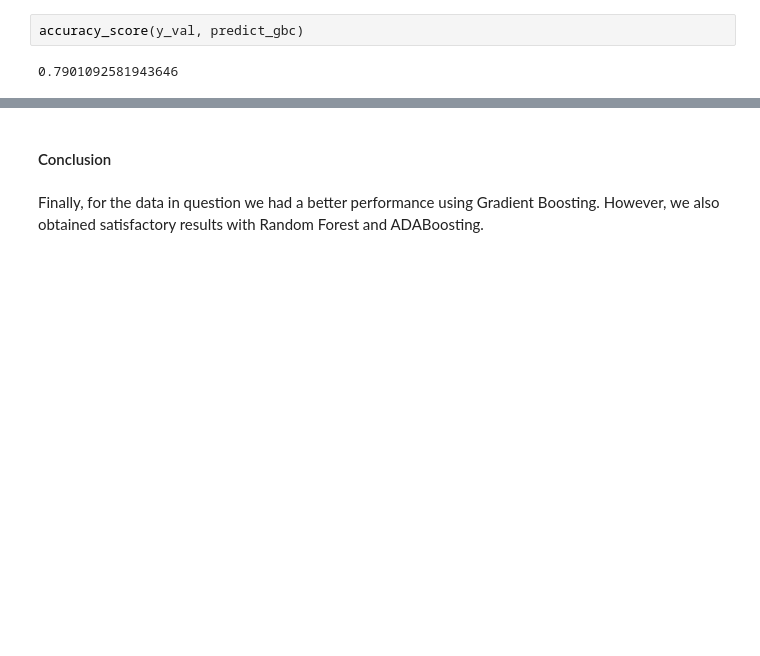
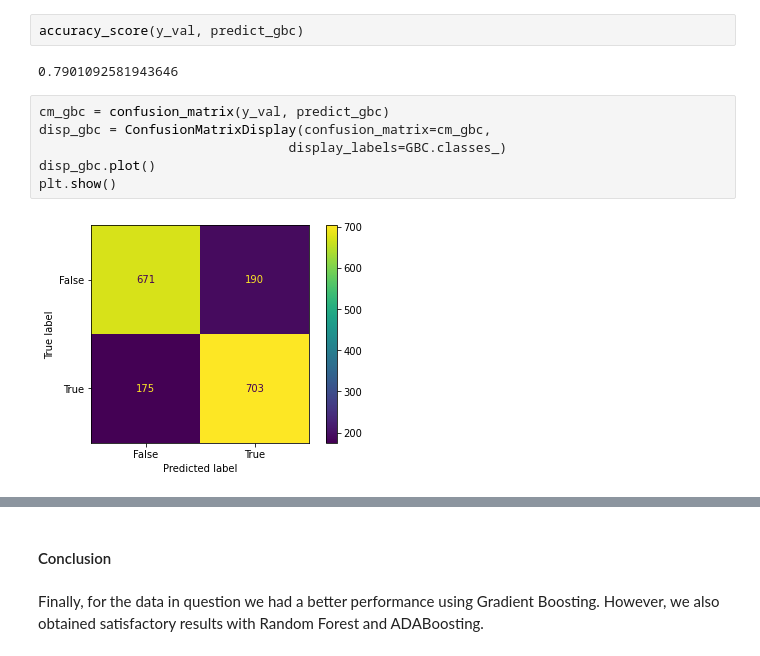
Before and after one commit to Thrakrien/Kaggle, a Jupyter notebook: spaceship-titanic-ensemble-classifiers.ipynb, the cells around one changed output, grey strips where cells are left out. Drawn from its saved outputs; the diff is of its cells as text; blank space fills up the shorter version.

```diff
--- a/spaceship-titanic-ensemble-classifiers.ipynb
+++ b/spaceship-titanic-ensemble-classifiers.ipynb
@@ -160,3 +202,11 @@ predict_gbc = GBC.predict(X_val)
 accuracy_score(y_val, predict_gbc)
 # %% [output]
 0.7901092581943646
+# %%
+cm_gbc = confusion_matrix(y_val, predict_gbc)
+disp_gbc = ConfusionMatrixDisplay(confusion_matrix=cm_gbc,
+                                display_labels=GBC.classes_)
+disp_gbc.plot()
+plt.show()
+# %% [output]
+[figure, added]
```
Also changed, not shown: parts of 7 cells of this notebook.
